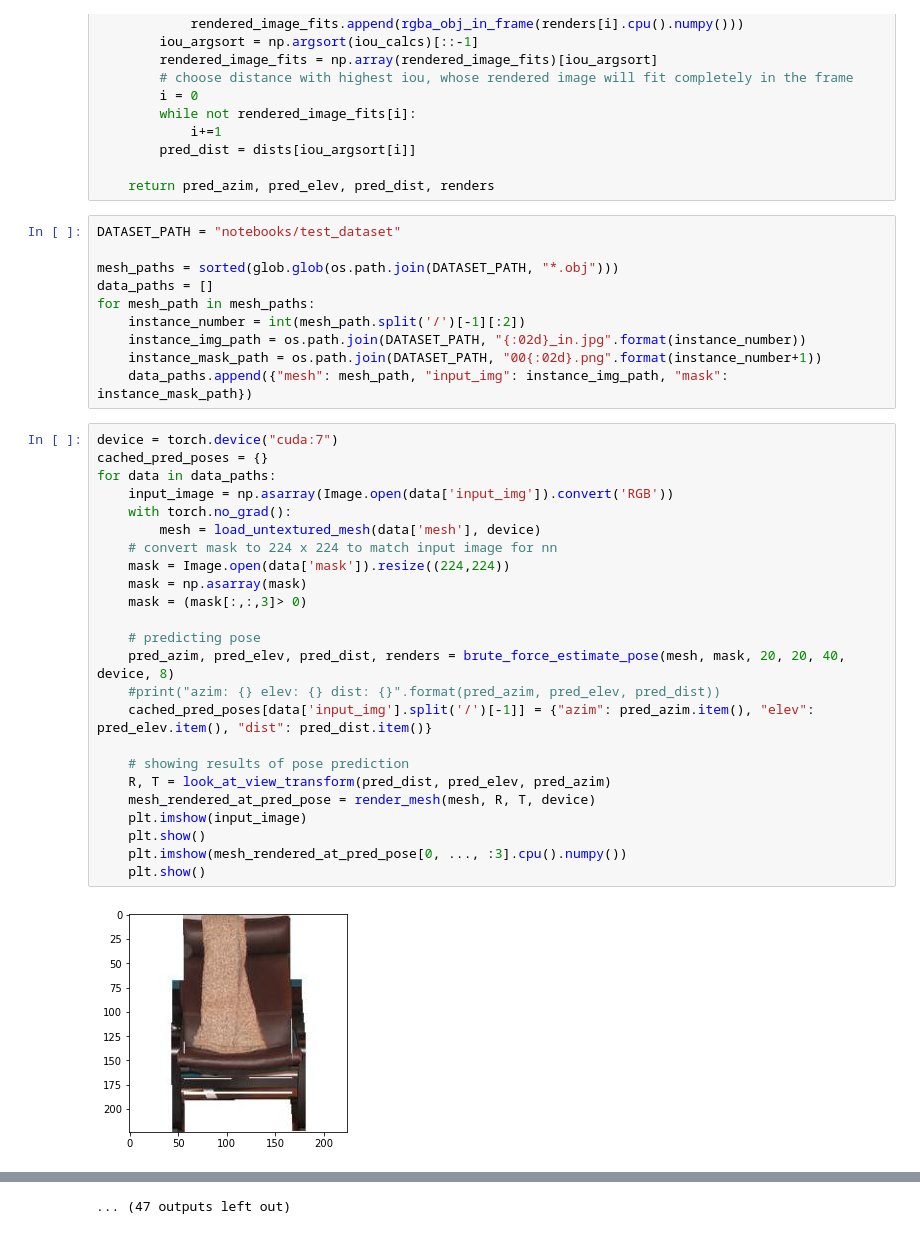
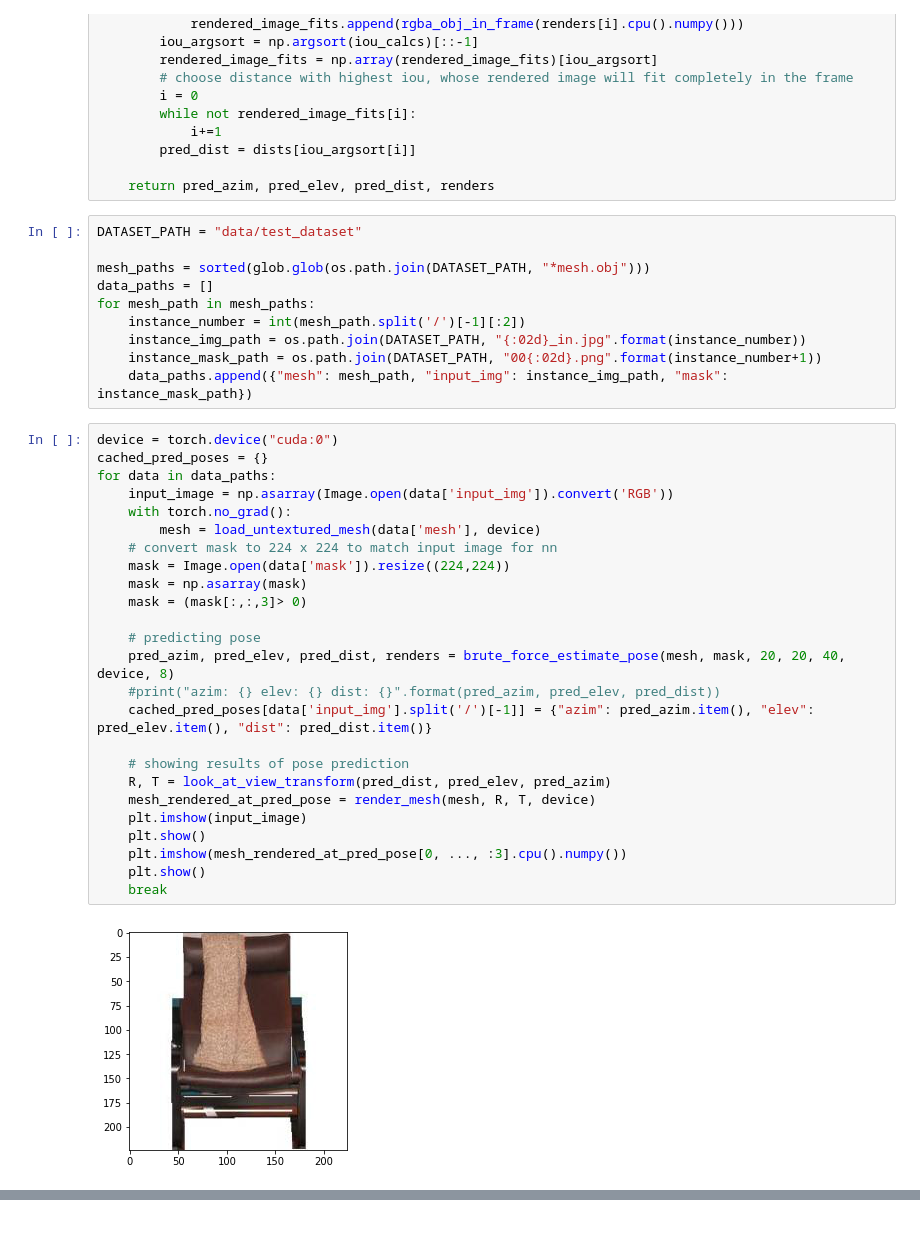
Before and after one commit to edwardyang12/sil_consistent_at_inference, a Jupyter notebook: notebooks/Brute_Force_Pose.ipynb, the cells around one changed output, grey strips where cells are left out. Drawn from its saved outputs; the diff is of its cells as text.

```diff
--- a/notebooks/Brute_Force_Pose.ipynb
+++ b/notebooks/Brute_Force_Pose.ipynb
@@ -207,9 +206,9 @@ def brute_force_estimate_pose(mesh, mask, num_azims, num_elevs, num_dists, devic
 
     return pred_azim, pred_elev, pred_dist, renders
 # %%
-DATASET_PATH = "notebooks/test_dataset"
+DATASET_PATH = "data/test_dataset"
 
-mesh_paths = sorted(glob.glob(os.path.join(DATASET_PATH, "*.obj")))
+mesh_paths = sorted(glob.glob(os.path.join(DATASET_PATH, "*mesh.obj")))
 data_paths = []
 for mesh_path in mesh_paths:
     instance_number = int(mesh_path.split('/')[-1][:2])
@@ -217,29 +216,30 @@ for mesh_path in mesh_paths:
     instance_mask_path = os.path.join(DATASET_PATH, "00{:02d}.png".format(instance_number+1))
     data_paths.append({"mesh": mesh_path, "input_img": instance_img_path, "mask": instance_mask_path})
 # %%
-device = torch.device("cuda:7")
+device = torch.device("cuda:0")
 cached_pred_poses = {}
 for data in data_paths:
     input_image = np.asarray(Image.open(data['input_img']).convert('RGB'))
     with torch.no_grad():
         mesh = load_untextured_mesh(data['mesh'], device)
     # convert mask to 224 x 224 to match input image for nn
     mask = Image.open(data['mask']).resize((224,224))
     mask = np.asarray(mask)
     mask = (mask[:,:,3]> 0)
 
     # predicting pose
     pred_azim, pred_elev, pred_dist, renders = brute_force_estimate_pose(mesh, mask, 20, 20, 40, device, 8)
     #print("azim: {} elev: {} dist: {}".format(pred_azim, pred_elev, pred_dist))
     cached_pred_poses[data['input_img'].split('/')[-1]] = {"azim": pred_azim.item(), "elev": pred_elev.item(), "dist": pred_dist.item()}
 
     # showing results of pose prediction
     R, T = look_at_view_transform(pred_dist, pred_elev, pred_azim)
     mesh_rendered_at_pred_pose = render_mesh(mesh, R, T, device)
     plt.imshow(input_image)
     plt.show()
     plt.imshow(mesh_rendered_at_pred_pose[0, ..., :3].cpu().numpy())
     plt.show()
+    break
 # %% [output]
-[figure, old version]
+[figure, new version]
 [figure]
@@ -256 +245,0 @@ for data in data_paths:
-... (47 outputs left out)
```
Also changed, not shown: parts of 6 cells of this notebook, 4 other files.
